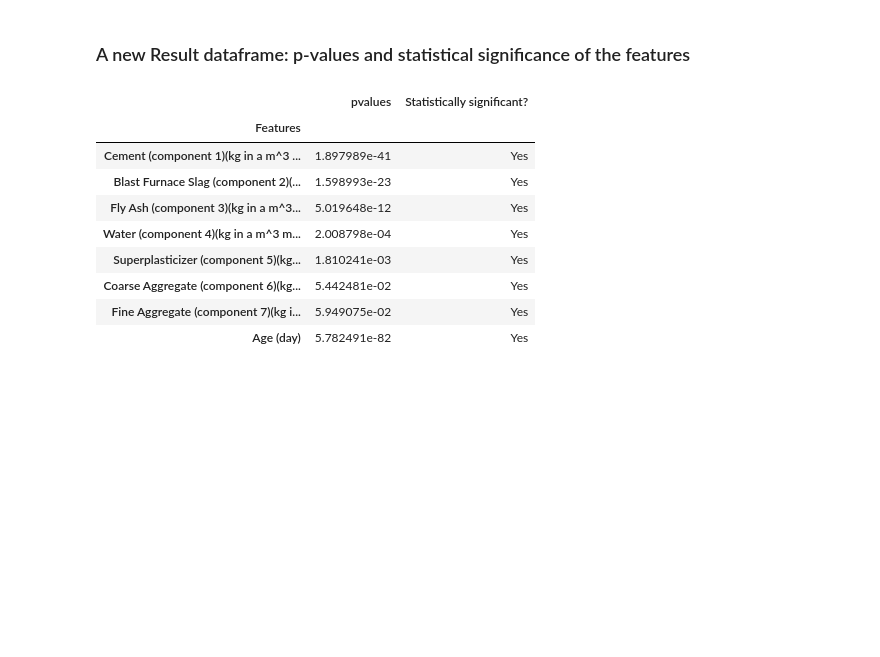
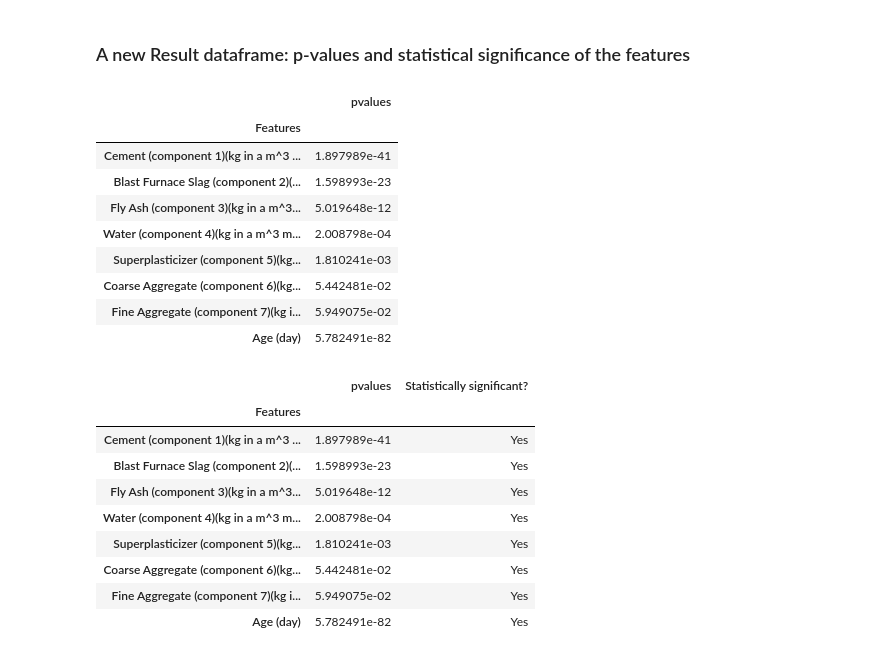
Before and after one commit to xqyn/modeling, a Jupyter notebook: model-ML/mdm-tirsar/Regression_Diagnostics.ipynb, the cells around one changed output. Saved outputs shown, nothing was run; the diff lists cells and outputs as text; code cells hidden in the pictures; blank space fills up the shorter version.

```diff
--- a/model-ML/mdm-tirsar/Regression_Diagnostics.ipynb
+++ b/model-ML/mdm-tirsar/Regression_Diagnostics.ipynb
@@ -210,6 +209,19 @@ df_result['pvalues']=fitted.pvalues[1:]
 df_result['Features']=df.columns[:-1]
 # %%
 df_result.set_index('Features',inplace=True)
+# %%
+df_result
+# %% [output]
+|  | pvalues |
+| Features |  |
+| Cement (component 1)(kg in a m^3 ... | 1.897989e-41 |
+| Blast Furnace Slag (component 2)(... | 1.598993e-23 |
+| Fly Ash (component 3)(kg in a m^3... | 5.019648e-12 |
+| Water (component 4)(kg in a m^3 m... | 2.008798e-04 |
+| Superplasticizer (component 5)(kg... | 1.810241e-03 |
+| Coarse Aggregate (component 6)(kg... | 5.442481e-02 |
+| Fine Aggregate (component 7)(kg i... | 5.949075e-02 |
+| Age (day) | 5.782491e-82 |
 # %%
 def yes_no(b):
     if b:
```
Also changed, not shown: parts of 12 cells of this notebook.
